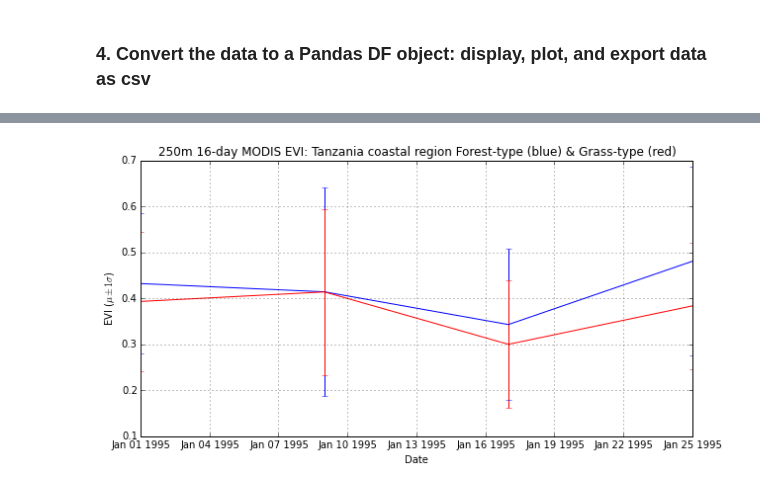
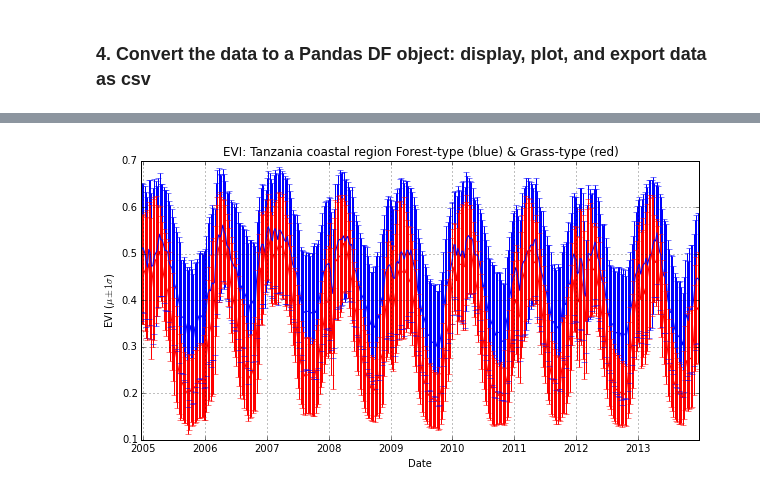
Before and after one commit to benlaken/Nbks, a Jupyter notebook: Tanzanian_Veg_EE.ipynb, the cells around one changed output, grey strips where cells are left out. Saved outputs shown, nothing was run; the diff lists cells and outputs as text; code cells hidden in the pictures.

```diff
--- a/Tanzanian_Veg_EE.ipynb
+++ b/Tanzanian_Veg_EE.ipynb
@@ -263,12 +263,12 @@ base_MODIS_EVI = ee.ImageCollection('MODIS/MCD43A4_EVI') # 16-day, 250m, 2000 -
 base_LS5_EVI = ee.ImageCollection('LANDSAT/LT5_L1T_8DAY_EVI') # 8-day, 30m, Jan 1984 - May 2012
 base_LS7_EVI = ee.ImageCollection('LANDSAT/LE7_L1T_8DAY_EVI') # 8-day, 30m, Jan 1991 - 2014
 
-testDateStart = datetime.datetime(1995, 1, 1)        # Define a time interval.
-testDateEnd = datetime.datetime(1995, 2, 1)          # YYYY,MM,DD
+testDateStart = datetime.datetime(2000, 1, 1)        # Define a time interval.
+testDateEnd = datetime.datetime(2014, 1, 1)          # YYYY,MM,DD
 
 
 # Target collection: CHANGE BELOW TO ALTER THE COLLECTION TO PROCESS
-call_collection = ((base_LS5_EVI).filterDate(testDateStart, testDateEnd))
+call_collection = ((base_MODIS_EVI).filterDate(testDateStart, testDateEnd))
 cvar = 'EVI'  # Set string of variable which will be called from collection:
 
 info = call_collection.getInfo()    # Extract collection info to get img names
@@ -397,15 +411,15 @@ df   # Show the Pandas Dataframe object
 # %%
 # Create a plot from the Pandas DF object
 fig_ts = plt.figure(figsize=[10,5])
 ax1 = fig_ts.add_subplot(111)
 #ax1.plot(dt_list,Tz_mn,'b.')
 ax1.errorbar(df.index,df.FT_mean,yerr=df.FT_std,xerr=None,ls='-',c='b')
 ax1.errorbar(df.index,df.GT_mean,yerr=df.GT_std,xerr=None,ls='-',c='r')
 ax1.set_ylabel(r'EVI ($\mu\pm1\sigma$)')
 ax1.set_xlabel('Date')
-ax1.set_title('250m 16-day MODIS EVI: Tanzania coastal region Forest-type (blue) & Grass-type (red)')
+ax1.set_title('EVI: Tanzania coastal region Forest-type (blue) & Grass-type (red)')
 plt.grid(True)
 plt.show(fig_ts)
 # %% [output]
-[figure, old version]
+[figure, new version]
 # %%
```
Also changed, not shown: parts of 6 cells of this notebook.
